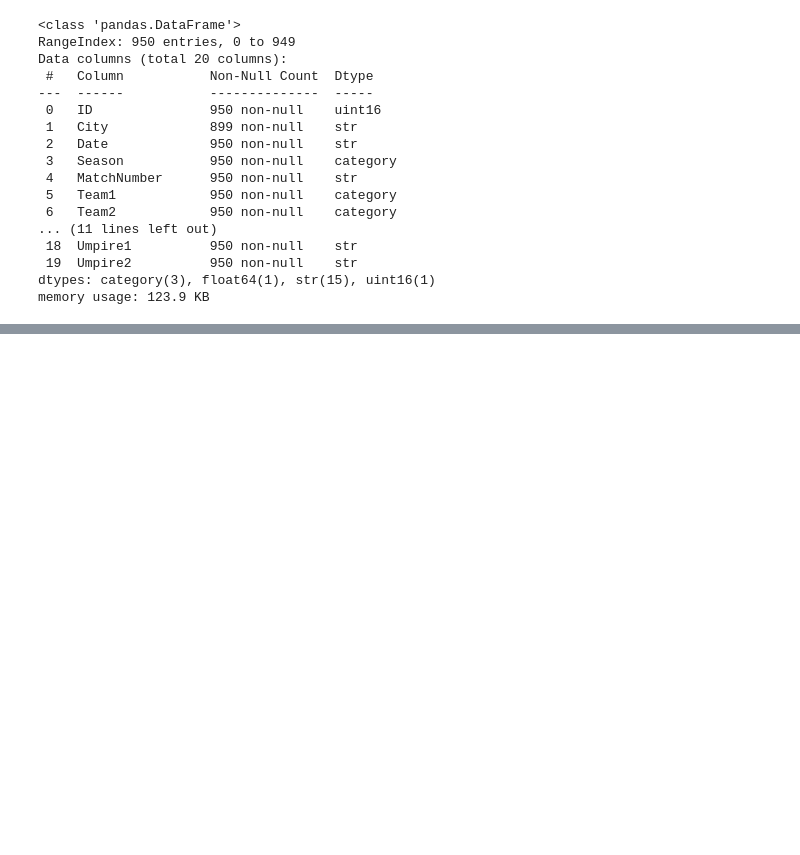
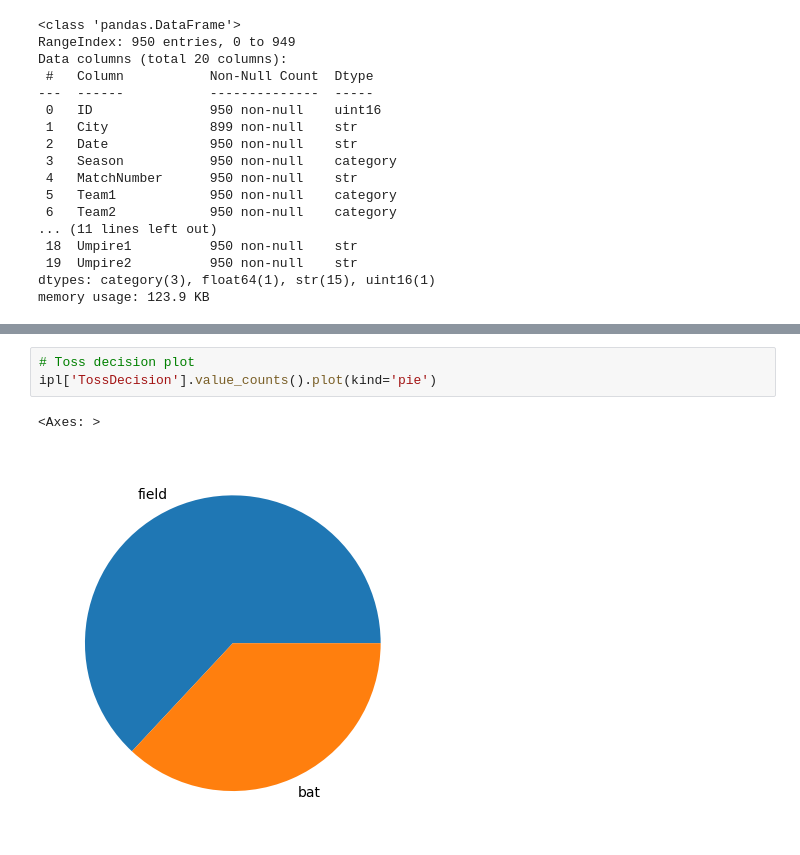
Before and after one commit to utkarshchouhan-dev/Python-Libraries, a Jupyter notebook: Pandas/Pandas2.ipynb, the cells around one changed output, grey strips where cells are left out. Drawn from its saved outputs; the diff is of its cells as text; blank space fills up the shorter version.

```diff
--- a/Pandas/Pandas2.ipynb
+++ b/Pandas/Pandas2.ipynb
@@ -696,0 +748,6 @@ memory usage: 123.9 KB
+# %%
+# Toss decision plot
+ipl['TossDecision'].value_counts().plot(kind='pie')
+# %% [output]
+<Axes: >
+[figure, added]
```
Also changed, not shown: parts of 68 cells of this notebook, 1 other file.
